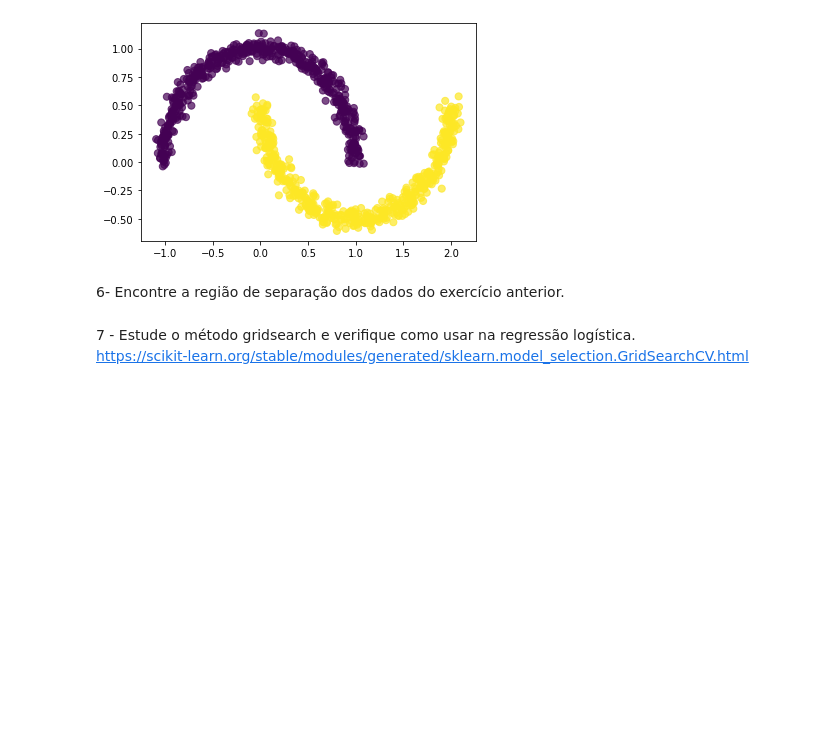
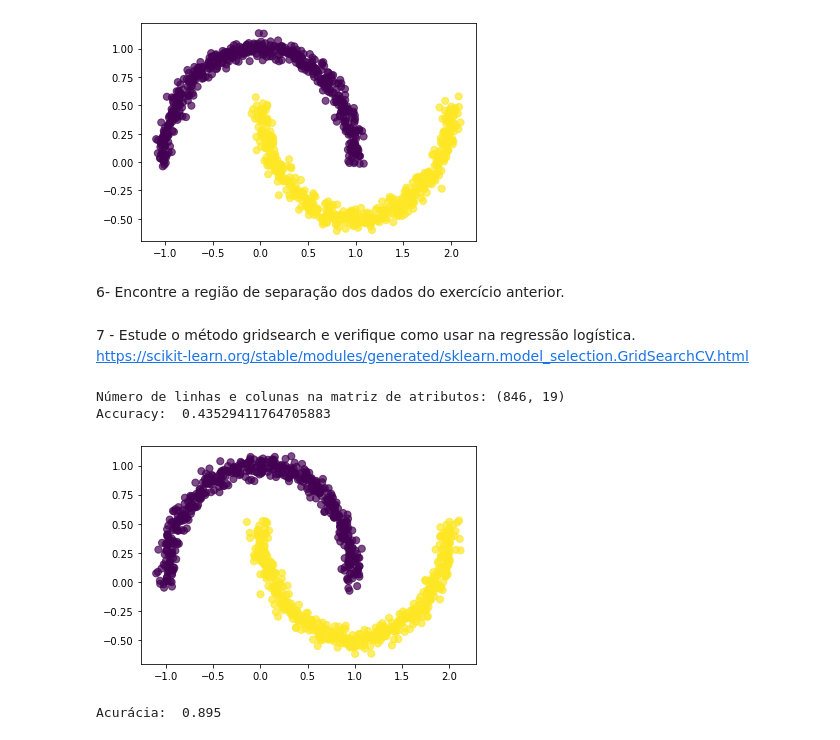
Before and after one commit to jpducatti/mba_data_science_usp, a Jupyter notebook: introducao_ciencia_dados/modulo_6/Aula6.ipynb, the cells around one changed output. Saved outputs shown, nothing was run; the diff lists cells and outputs as text; code cells hidden in the pictures; blank space fills up the shorter version.

```diff
--- a/introducao_ciencia_dados/modulo_6/Aula6.ipynb
+++ b/introducao_ciencia_dados/modulo_6/Aula6.ipynb
@@ -420,0 +553,56 @@ https://scikit-learn.org/stable/modules/generated/sklearn.model_selection.GridSe
+# %%
+import pandas as pd
+import numpy as np
+import matplotlib.pyplot as plt
+np.random.seed(10)
+
+data = pd.read_csv('data/Vehicle.csv', header=(0))
+
+data = data.dropna(axis='rows') #remove NaN
+# armazena os nomes das classes
+classes = np.array(pd.unique(data[data.columns[-1]]), dtype=str)
+
+print("Número de linhas e colunas na matriz de atributos:", data.shape)
+attributes = list(data.columns)
+data.head(10)
+
+data = data.to_numpy()
+nrow,ncol = data.shape
+y = data[:,-1]
+X = data[:,0:ncol-1]
+
+from sklearn.model_selection import train_test_split
+p = 0.2 # fraction of elements in the test set
+x_train, x_test, y_train, y_test = train_test_split(X, y, test_size = p)
+
+from sklearn.naive_bayes import GaussianNB
+from sklearn import metrics
+
+model = GaussianNB()
+model.fit(x_train, y_train)
+
+y_pred = model.predict(x_test)
+print('Accuracy: ', model.score(x_test, y_test))
+# %% [output]
+Número de linhas e colunas na matriz de atributos: (846, 19)
+Accuracy:  0.43529411764705883
+# %%
+from sklearn import datasets
+from matplotlib import pyplot
+from sklearn.linear_model import LogisticRegression
+import matplotlib.pyplot as plt
+import numpy as np
+np.random.seed(42)
+
+n_samples = 1000
+data  = datasets.make_moons(n_samples=n_samples, noise=.05)
+X = data[0]
+y = data[1]
+plt.scatter(X[:,0], X[:,1], c=y, cmap='viridis', s=50, alpha=0.7)
+plt.show(True)
+
+from sklearn.model_selection import train_test_split
+p = 0.2 # fraction of elements in the test set
+x_train, x_test, y_train, y_test = train_test_split(X, y, test_size = p)
+# %% [output]
+[figure, added]
@@ -420,0 +614,12 @@ https://scikit-learn.org/stable/modules/generated/sklearn.model_selection.GridSe
+# %%
+from sklearn.linear_model import LogisticRegression
+from sklearn import metrics
+
+model = LogisticRegression(solver = 'lbfgs',
+                           multi_class = 'auto', max_iter = 1000)
+model.fit(x_train, y_train)
+
+y_pred = model.predict(x_test)
+print('Acurácia: ', model.score(x_test, y_test))
+# %% [output]
+Acurácia:  0.895
```
Also changed, not shown: parts of 5 cells of this notebook, 37 other files.
